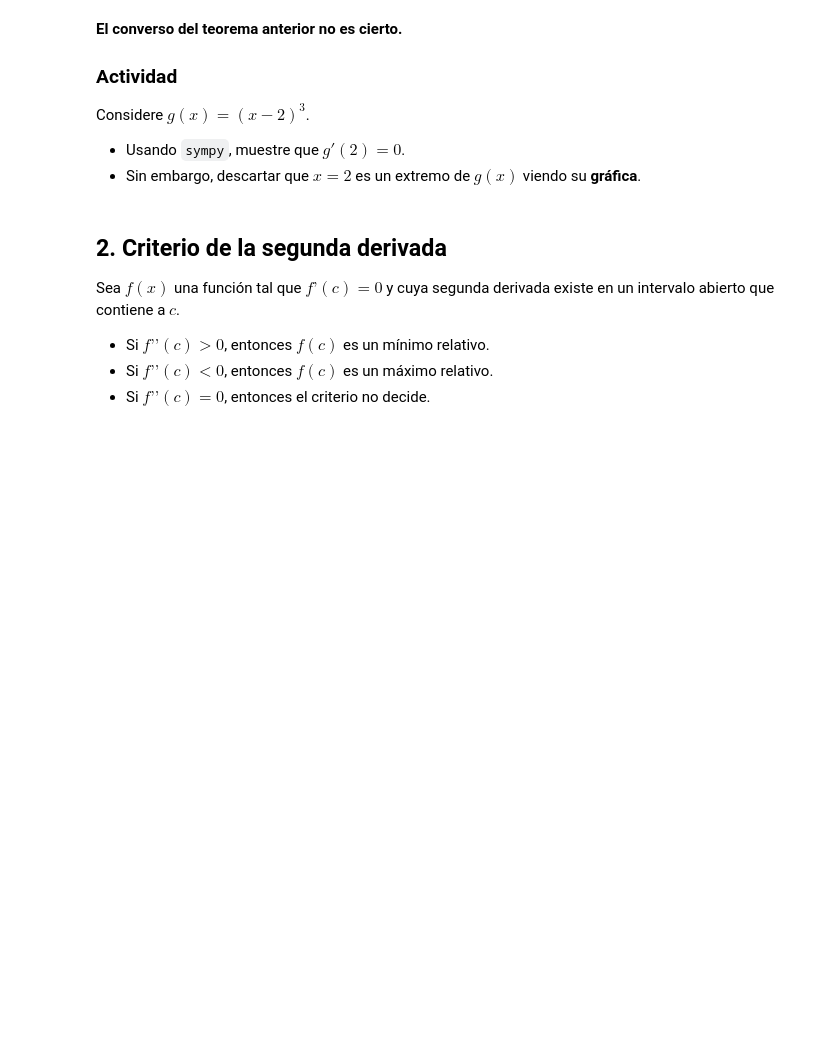
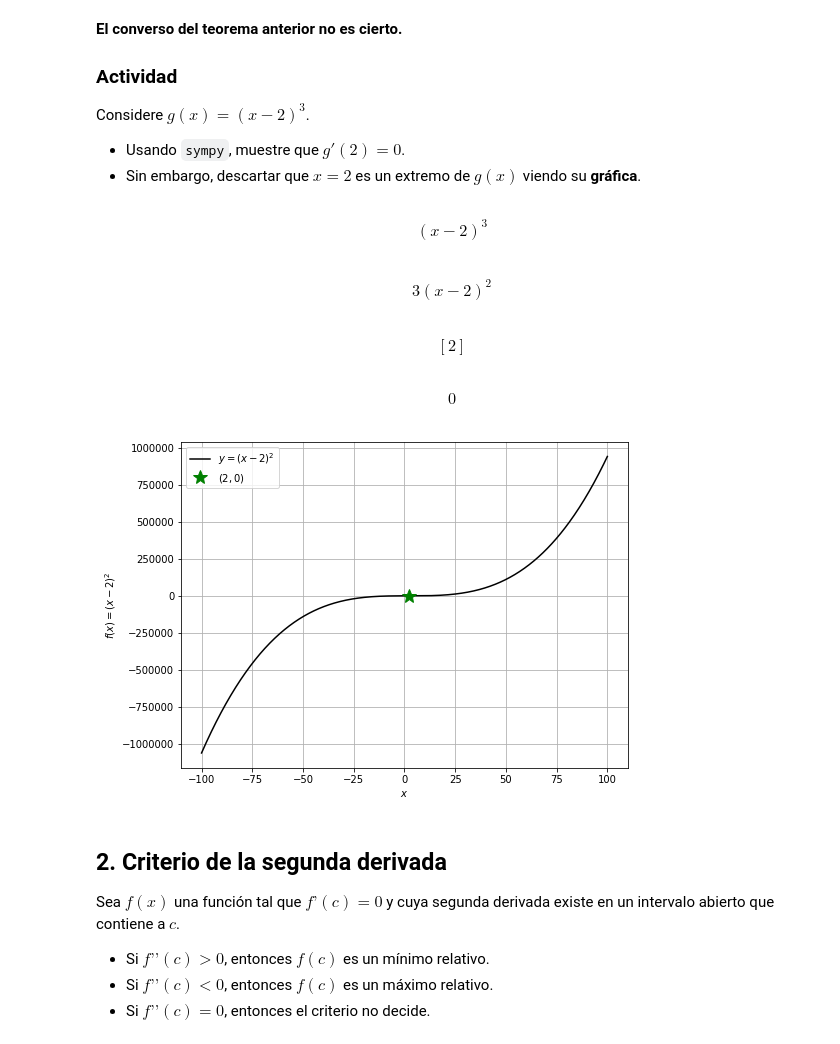
Before and after one commit to Leyvayryuk/SimMat2019-Verano, a Jupyter notebook: Módulo 1/Clase4_OptimizacionSympy.ipynb, the cells around one changed output. Saved outputs shown, nothing was run; the diff lists cells and outputs as text; code cells hidden in the pictures; blank space fills up the shorter version.

```diff
--- a/Módulo 1/Clase4_OptimizacionSympy.ipynb
+++ b/Módulo 1/Clase4_OptimizacionSympy.ipynb
@@ -210,3 +237,42 @@ Considere $g(x)=(x-2)^3$.
+# %%
+def g(x):
+    return(x-2)**3
+# %%
+sym_g=g(x)
+sym_g
+# %% [output]
+$$\left(x - 2\right)^{3}$$
+# %%
+dg=sym.diff(sym_g,x)
+dg
+# %% [output]
+$$3 \left(x - 2\right)^{2}$$
+# %%
+xc=sym.solve(dg,x)
+xc
+# %% [output]
+$$\left [ 2\right ]$$
+# %%
+dg.subs(x,2)
+# %% [output]
+$$0$$
+# %%
+# Graficar
+xnum=np.linspace(-100,100,1000)
+ynum= g(xnum)
+# Crear nueva ventana de gráficos y se da medida a la ventana
+plt.figure(figsize=(8,6))
+plt.plot(xnum,ynum,"k",label="$y=(x-2)^2$")
+plt.plot([2],[0],"*g",ms=15,label="$(2,0)$")
+
+#Nombrar los ejes de la gráfica
+plt.xlabel("$x$")
+plt.ylabel("$f(x)=(x-2)^2$")
+plt.legend(loc="best")
+plt.grid()
+plt.show()
+# %% [output]
+[figure, added]
 # %% [markdown]
 ## 2. Criterio de la segunda derivada
 
```
Also changed, not shown: parts of 30 cells of this notebook.
